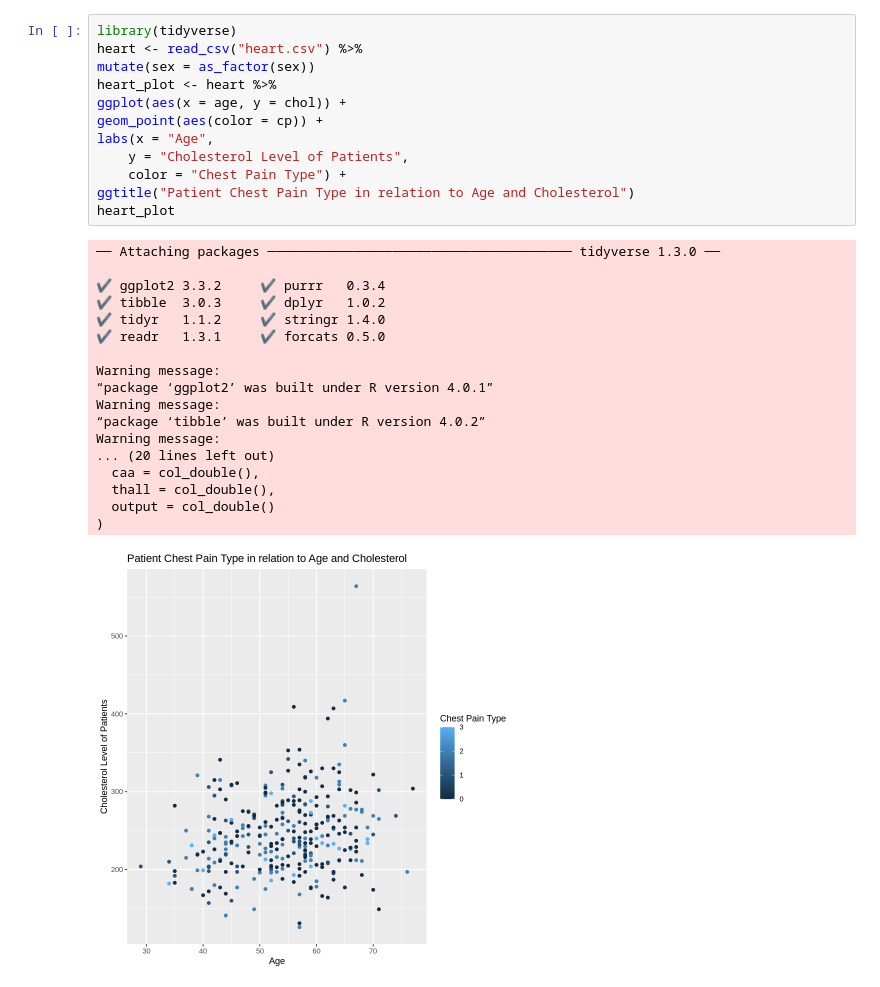
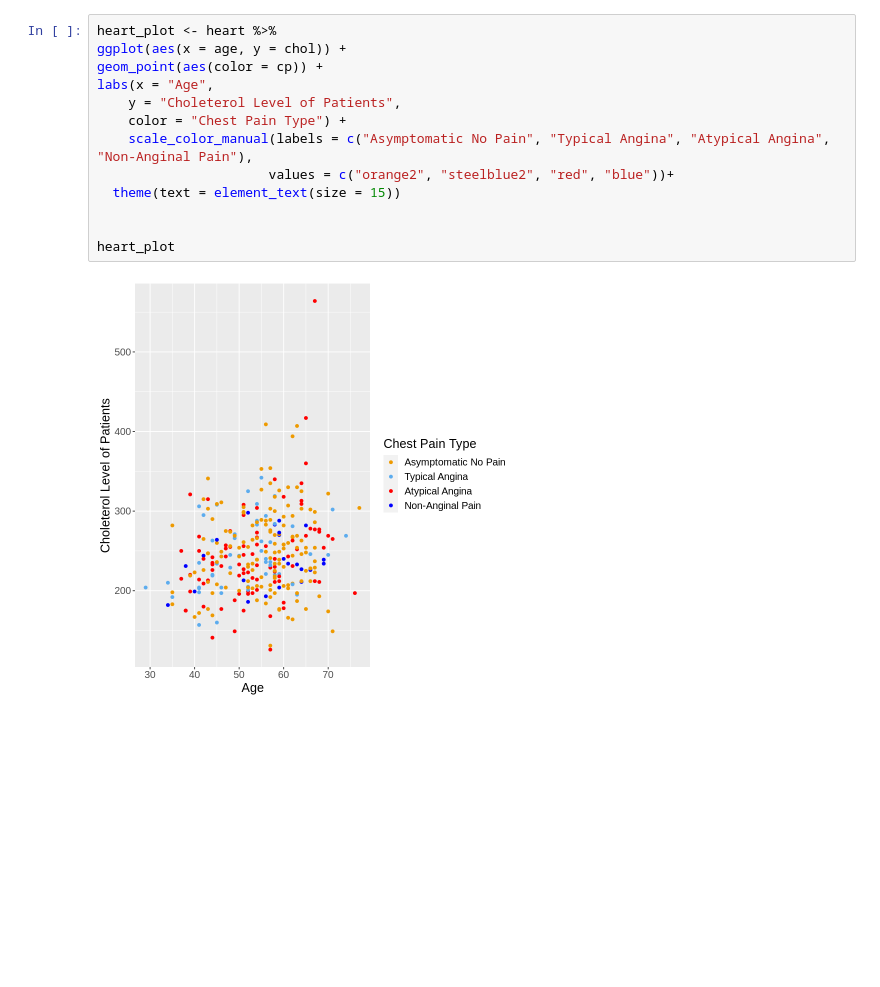
Before and after one commit to riddhibattu/DSCI_heart_project, a Jupyter notebook: Heart analysis.ipynb, the cells around one changed output. Drawn from its saved outputs; the diff is of its cells as text; blank space fills up the shorter version.

Commit message:
graph

```diff
--- a/Heart analysis.ipynb
+++ b/Heart analysis.ipynb
@@ -24,31 +40,15 @@ A data.frame: 303 × 14
 # %%
-library(tidyverse)
-heart <- read_csv("heart.csv") %>%
-mutate(sex = as_factor(sex))
 heart_plot <- heart %>%
 ggplot(aes(x = age, y = chol)) +
 geom_point(aes(color = cp)) +
 labs(x = "Age",
-    y = "Cholesterol Level of Patients",
+    y = "Choleterol Level of Patients",
     color = "Chest Pain Type") +
-ggtitle("Patient Chest Pain Type in relation to Age and Cholesterol")
+    scale_color_manual(labels = c("Asymptomatic No Pain", "Typical Angina", "Atypical Angina", "Non-Anginal Pain"),
+                      values = c("orange2", "steelblue2", "red", "blue"))+
+  theme(text = element_text(size = 15))
+
+
 heart_plot
 # %% [output]
-── Attaching packages ─────────────────────────────────────── tidyverse 1.3.0 ──
-
-✔ ggplot2 3.3.2     ✔ purrr   0.3.4
-✔ tibble  3.0.3     ✔ dplyr   1.0.2
-✔ tidyr   1.1.2     ✔ stringr 1.4.0
-✔ readr   1.3.1     ✔ forcats 0.5.0
-
-Warning message:
-“package ‘ggplot2’ was built under R version 4.0.1”
-Warning message:
-“package ‘tibble’ was built under R version 4.0.2”
-Warning message:
-... (20 lines left out)
-  caa = col_double(),
-  thall = col_double(),
-  output = col_double()
-)
-[figure, old version]
+[figure, new version]
```
Also changed, not shown: parts of 6 cells of this notebook.
